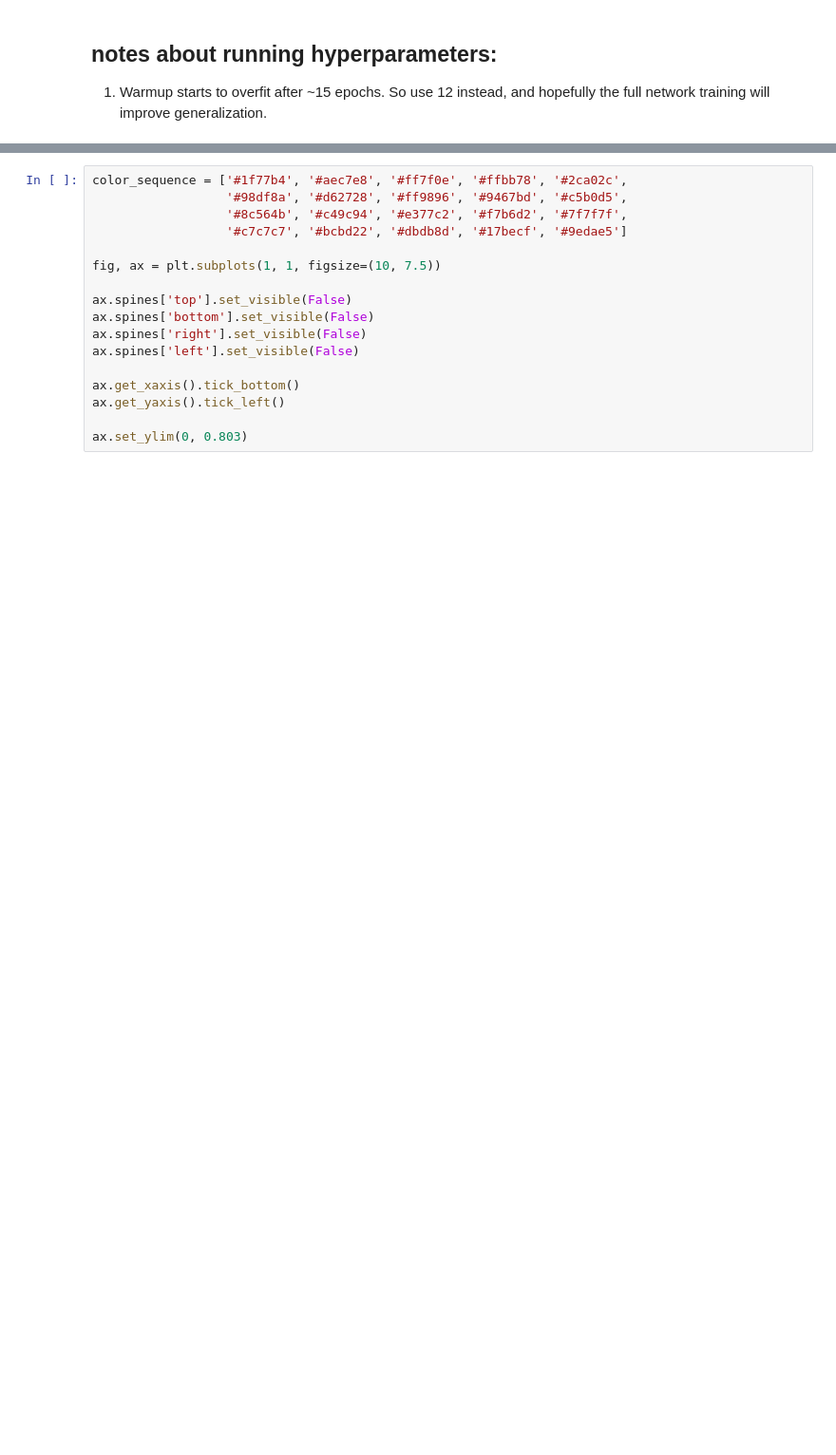
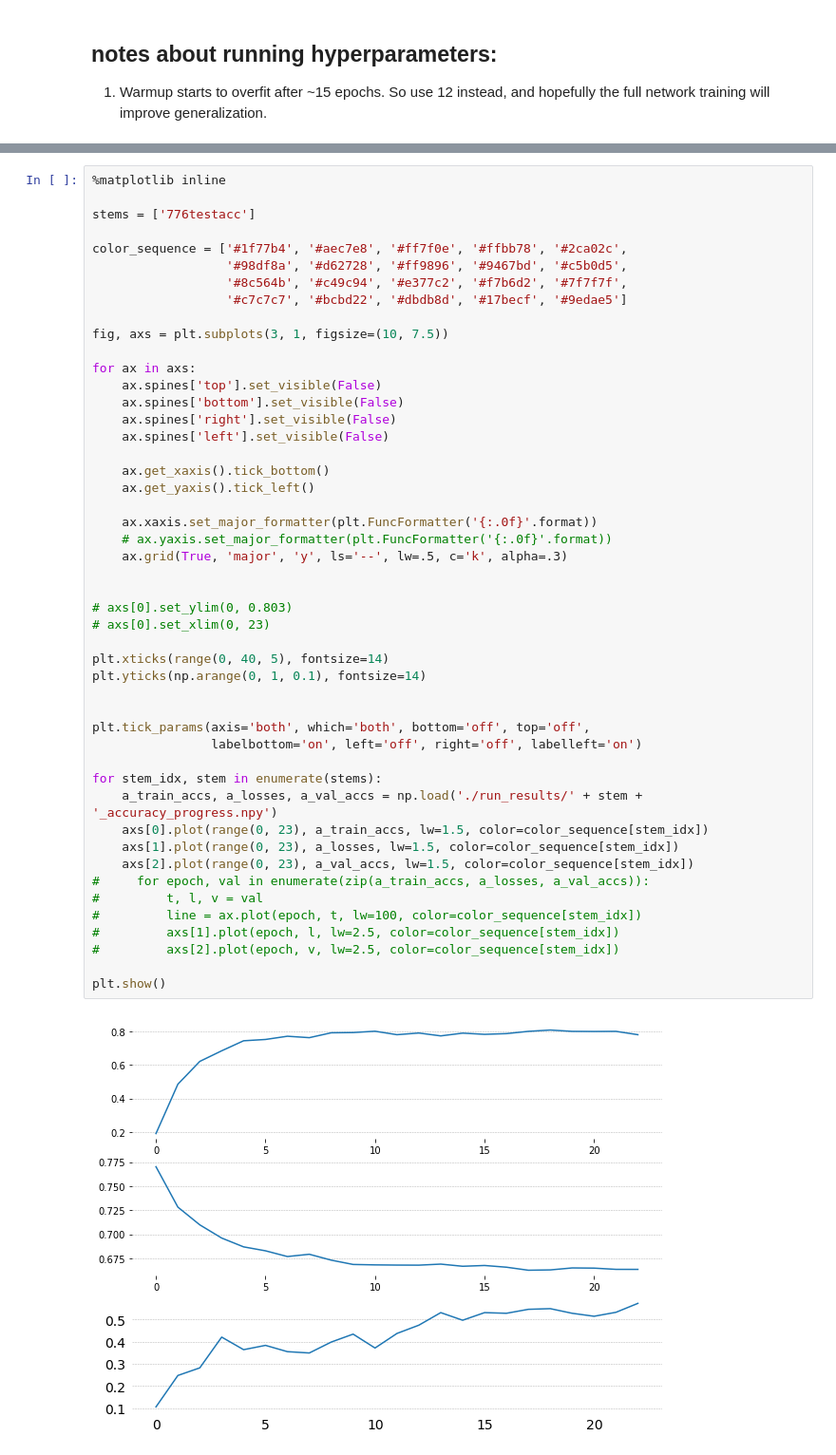
Before and after one commit to jshph/bird-classification, a Jupyter notebook: just_vgg.ipynb, the cells around one changed output, grey strips where cells are left out. Shown at 95% size. Saved outputs shown, nothing was run; the diff lists cells and outputs as text; blank space fills up the shorter version.

Commit message:
starting to chart results

```diff
--- a/just_vgg.ipynb
+++ b/just_vgg.ipynb
@@ -285,17 +342,50 @@ save_train_acc_loss('662testacc', accuracy_vals, loss_vals, val_correct)
-# %%
-color_sequence = ['#1f77b4', '#aec7e8', '#ff7f0e', '#ffbb78', '#2ca02c',
-                  '#98df8a', '#d62728', '#ff9896', '#9467bd', '#c5b0d5',
-                  '#8c564b', '#c49c94', '#e377c2', '#f7b6d2', '#7f7f7f',
-                  '#c7c7c7', '#bcbd22', '#dbdb8d', '#17becf', '#9edae5']
-
-fig, ax = plt.subplots(1, 1, figsize=(10, 7.5))
-
-ax.spines['top'].set_visible(False)
-ax.spines['bottom'].set_visible(False)
-ax.spines['right'].set_visible(False)
-ax.spines['left'].set_visible(False)
-
-ax.get_xaxis().tick_bottom()
-ax.get_yaxis().tick_left()
-
-ax.set_ylim(0, 0.803)
+# %%
+%matplotlib inline
+
+stems = ['776testacc']
+
+color_sequence = ['#1f77b4', '#aec7e8', '#ff7f0e', '#ffbb78', '#2ca02c',
+                  '#98df8a', '#d62728', '#ff9896', '#9467bd', '#c5b0d5',
+                  '#8c564b', '#c49c94', '#e377c2', '#f7b6d2', '#7f7f7f',
+                  '#c7c7c7', '#bcbd22', '#dbdb8d', '#17becf', '#9edae5']
+
+fig, axs = plt.subplots(3, 1, figsize=(10, 7.5))
+
+for ax in axs:
+    ax.spines['top'].set_visible(False)
+    ax.spines['bottom'].set_visible(False)
+    ax.spines['right'].set_visible(False)
+    ax.spines['left'].set_visible(False)
+
+    ax.get_xaxis().tick_bottom()
+    ax.get_yaxis().tick_left()
+
+    ax.xaxis.set_major_formatter(plt.FuncFormatter('{:.0f}'.format))
+    # ax.yaxis.set_major_formatter(plt.FuncFormatter('{:.0f}'.format))
+    ax.grid(True, 'major', 'y', ls='--', lw=.5, c='k', alpha=.3)
+
+
+# axs[0].set_ylim(0, 0.803)
+# axs[0].set_xlim(0, 23)
+
+plt.xticks(range(0, 40, 5), fontsize=14)
+plt.yticks(np.arange(0, 1, 0.1), fontsize=14)
+
+
+plt.tick_params(axis='both', which='both', bottom='off', top='off',
+                labelbottom='on', left='off', right='off', labelleft='on')
+
+for stem_idx, stem in enumerate(stems):
+    a_train_accs, a_losses, a_val_accs = np.load('./run_results/' + stem + '_accuracy_progress.npy')
+    axs[0].plot(range(0, 23), a_train_accs, lw=1.5, color=color_sequence[stem_idx])
+    axs[1].plot(range(0, 23), a_losses, lw=1.5, color=color_sequence[stem_idx])
+    axs[2].plot(range(0, 23), a_val_accs, lw=1.5, color=color_sequence[stem_idx])
+#     for epoch, val in enumerate(zip(a_train_accs, a_losses, a_val_accs)):
+#         t, l, v = val
+#         line = ax.plot(epoch, t, lw=100, color=color_sequence[stem_idx])
+#         axs[1].plot(epoch, l, lw=2.5, color=color_sequence[stem_idx])
+#         axs[2].plot(epoch, v, lw=2.5, color=color_sequence[stem_idx])
+
+plt.show()
+# %% [output]
+[figure, added]
```
Also changed, not shown: parts of 7 cells of this notebook, 5 other files.
